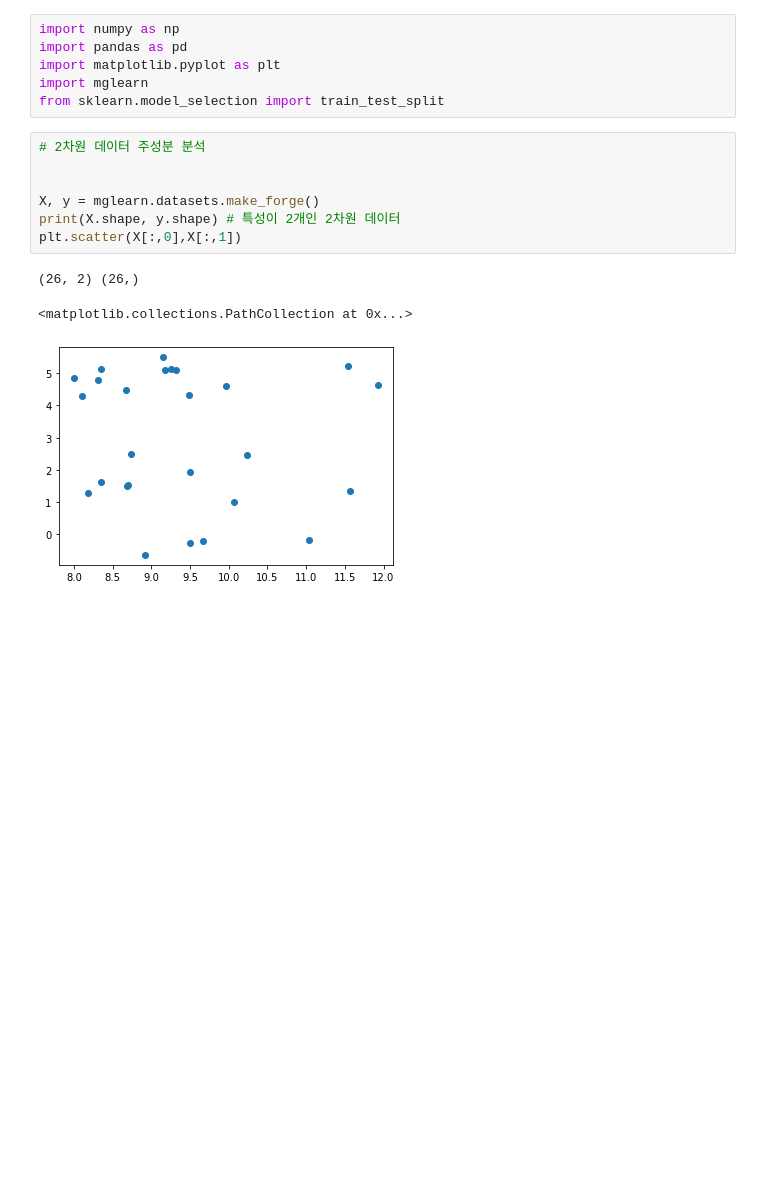
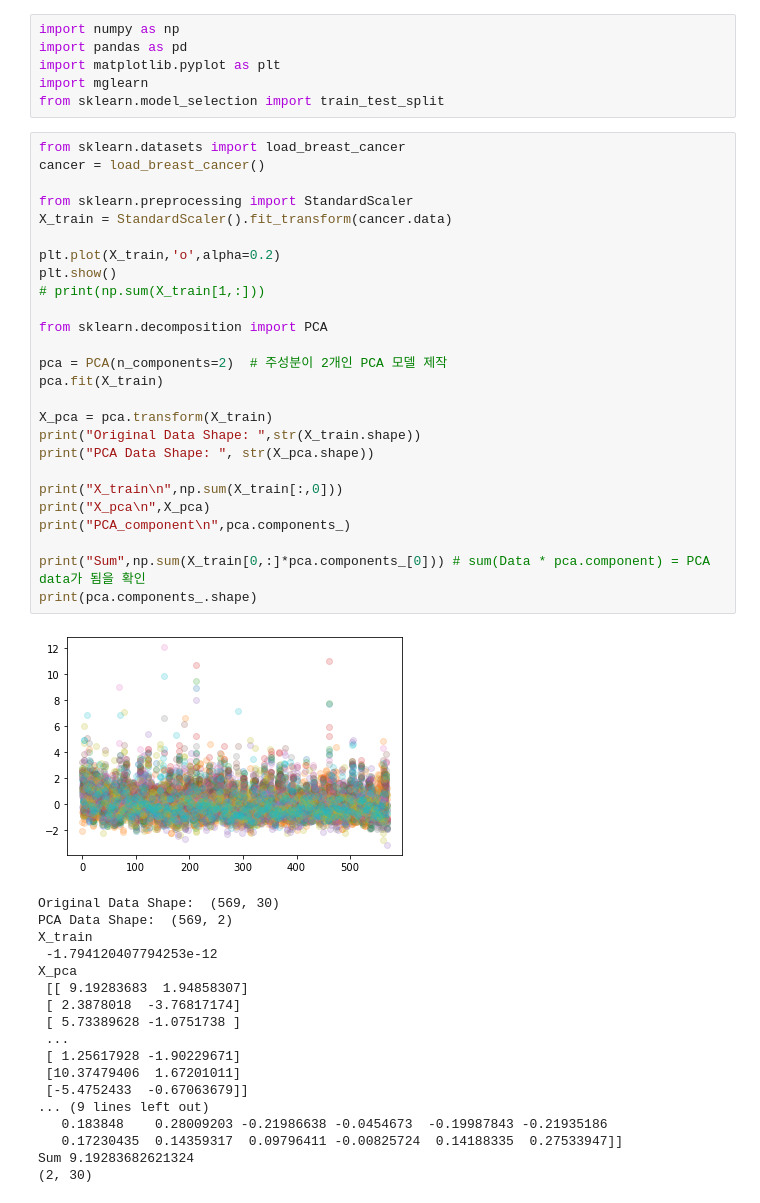
Before and after one commit to jinoe/SciKit-learn-Machine-Learning, a Jupyter notebook: ch03_PCA.ipynb, the cells around one changed output. Cells and saved outputs as stored; diff of their text form; blank space fills up the shorter version.

```diff
--- a/ch03_PCA.ipynb
+++ b/ch03_PCA.ipynb
@@ -6,14 +25,48 @@ import pandas as pd
 import matplotlib.pyplot as plt
 import mglearn
 from sklearn.model_selection import train_test_split
-# %%
-# 2차원 데이터 주성분 분석
-
-
-X, y = mglearn.datasets.make_forge()
-print(X.shape, y.shape) # 특성이 2개인 2차원 데이터
-plt.scatter(X[:,0],X[:,1])
-# %% [output]
-(26, 2) (26,)
-<matplotlib.collections.PathCollection at 0x...>
-[figure, removed]
+# %%
+from sklearn.datasets import load_breast_cancer
+cancer = load_breast_cancer()
+
+from sklearn.preprocessing import StandardScaler
+X_train = StandardScaler().fit_transform(cancer.data)
+
+plt.plot(X_train,'o',alpha=0.2)
+plt.show()
+# print(np.sum(X_train[1,:]))
+
+from sklearn.decomposition import PCA
+
+pca = PCA(n_components=2)  # 주성분이 2개인 PCA 모델 제작
+pca.fit(X_train)
+
+X_pca = pca.transform(X_train)
+print("Original Data Shape: ",str(X_train.shape))
+print("PCA Data Shape: ", str(X_pca.shape))
+
+print("X_train\n",np.sum(X_train[:,0]))
+print("X_pca\n",X_pca)
+print("PCA_component\n",pca.components_)
+
+print("Sum",np.sum(X_train[0,:]*pca.components_[0])) # sum(Data * pca.component) = PCA data가 됨을 확인
+print(pca.components_.shape)
+# %% [output]
+[figure, added]
+Original Data Shape:  (569, 30)
+PCA Data Shape:  (569, 2)
+X_train
+ -1.794120407794253e-12
+X_pca
+ [[ 9.19283683  1.94858307]
+ [ 2.3878018  -3.76817174]
+ [ 5.73389628 -1.0751738 ]
+ ...
+ [ 1.25617928 -1.90229671]
+ [10.37479406  1.67201011]
+ [-5.4752433  -0.67063679]]
+... (9 lines left out)
+   0.183848    0.28009203 -0.21986638 -0.0454673  -0.19987843 -0.21935186
+   0.17230435  0.14359317  0.09796411 -0.00825724  0.14188335  0.27533947]]
+Sum 9.19283682621324
+(2, 30)
```
Also changed, not shown: parts of 6 cells of this notebook.
